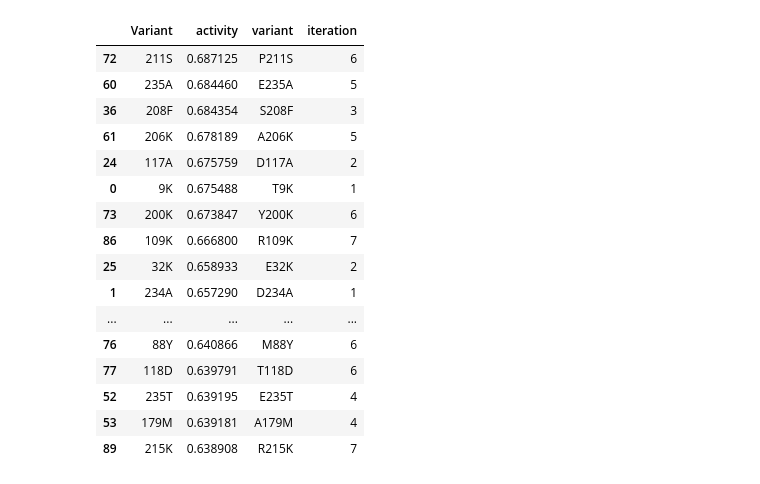
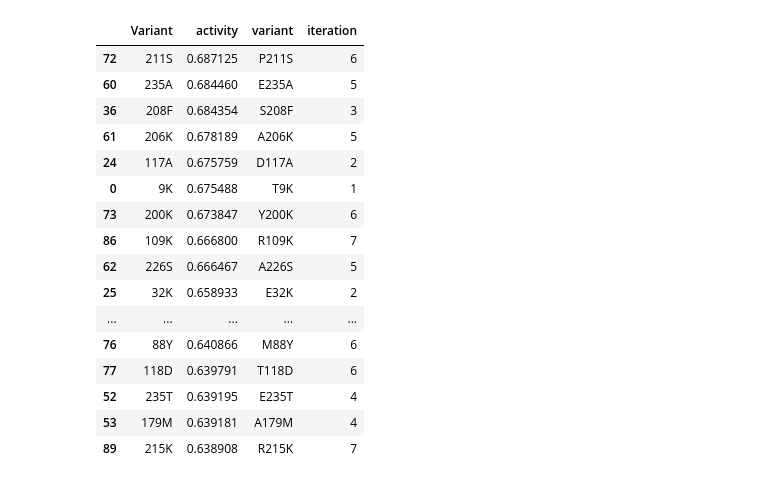
Before and after one commit to ericjuo/synbio_challenge, a Jupyter notebook: avGFP_evolution.ipynb, the cells around one changed output. Cells and saved outputs as stored; diff of their text form; code cells hidden in the pictures.

Commit message:
Finish final candidates list

```diff
--- a/avGFP_evolution.ipynb
+++ b/avGFP_evolution.ipynb
@@ -385,18 +284,18 @@ plot_variants_by_iteration(df, activity_column='activity', output_dir=output_dir
 # %%
-df_candidate = df[~df["variant"].isin(["K162L", "A226S", "L220M", "L220V"])].sort_values(by="activity", ascending=False)
+df_candidate = df.sort_values(by="activity", ascending=False)
 df_candidate.head(30)
 # %% [output]
 |  | Variant | activity | variant | iteration |
 | 72 | 211S | 0.687125 | P211S | 6 |
 | 60 | 235A | 0.684460 | E235A | 5 |
 | 36 | 208F | 0.684354 | S208F | 3 |
 | 61 | 206K | 0.678189 | A206K | 5 |
 | 24 | 117A | 0.675759 | D117A | 2 |
 | 0 | 9K | 0.675488 | T9K | 1 |
 | 73 | 200K | 0.673847 | Y200K | 6 |
 | 86 | 109K | 0.666800 | R109K | 7 |
+| 62 | 226S | 0.666467 | A226S | 5 |
 | 25 | 32K | 0.658933 | E32K | 2 |
-| 1 | 234A | 0.657290 | D234A | 1 |
 | ... | ... | ... | ... | ... |
 | 76 | 88Y | 0.640866 | M88Y | 6 |
 | 77 | 118D | 0.639791 | T118D | 6 |
```
Also changed, not shown: parts of 10 cells of this notebook, 2 other files.
